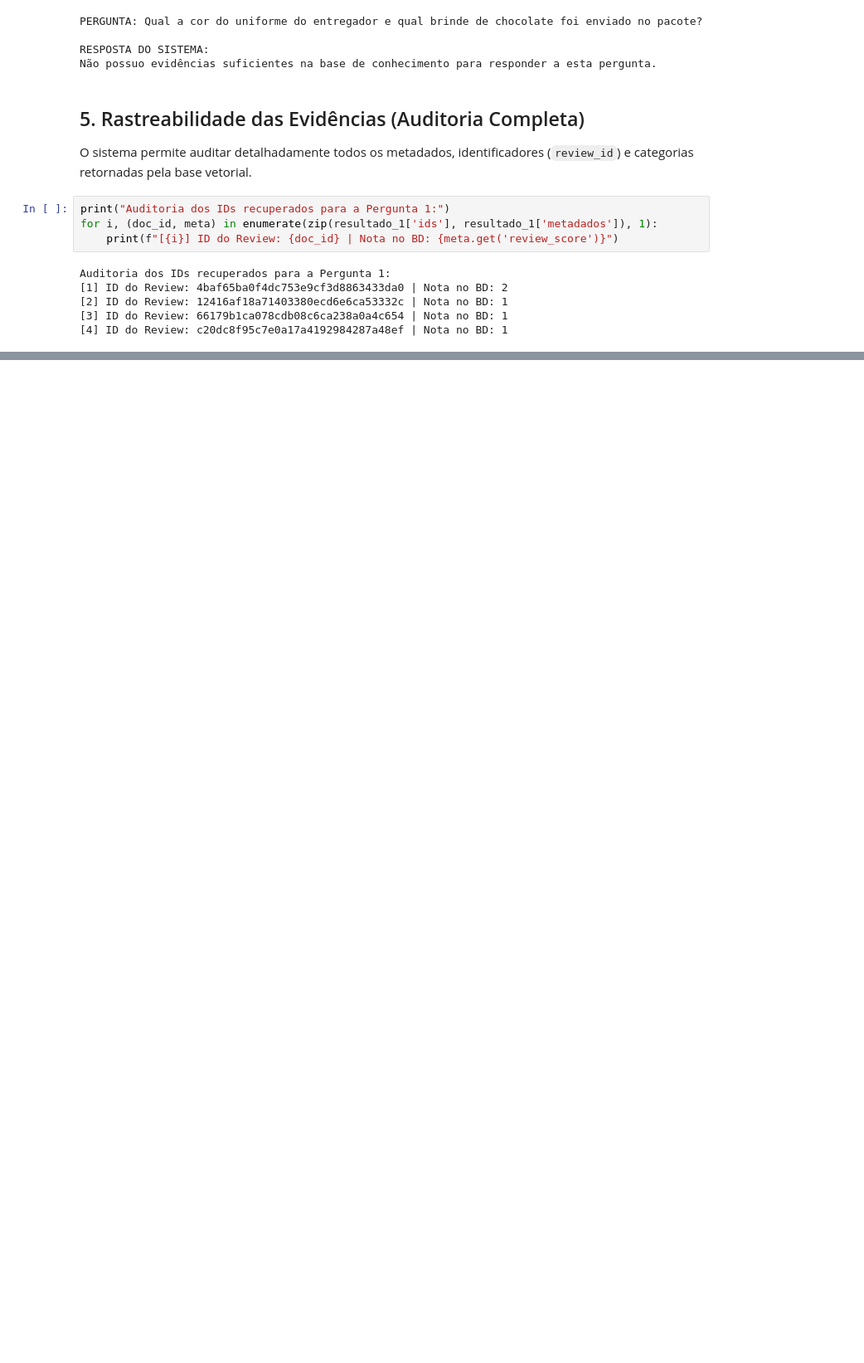
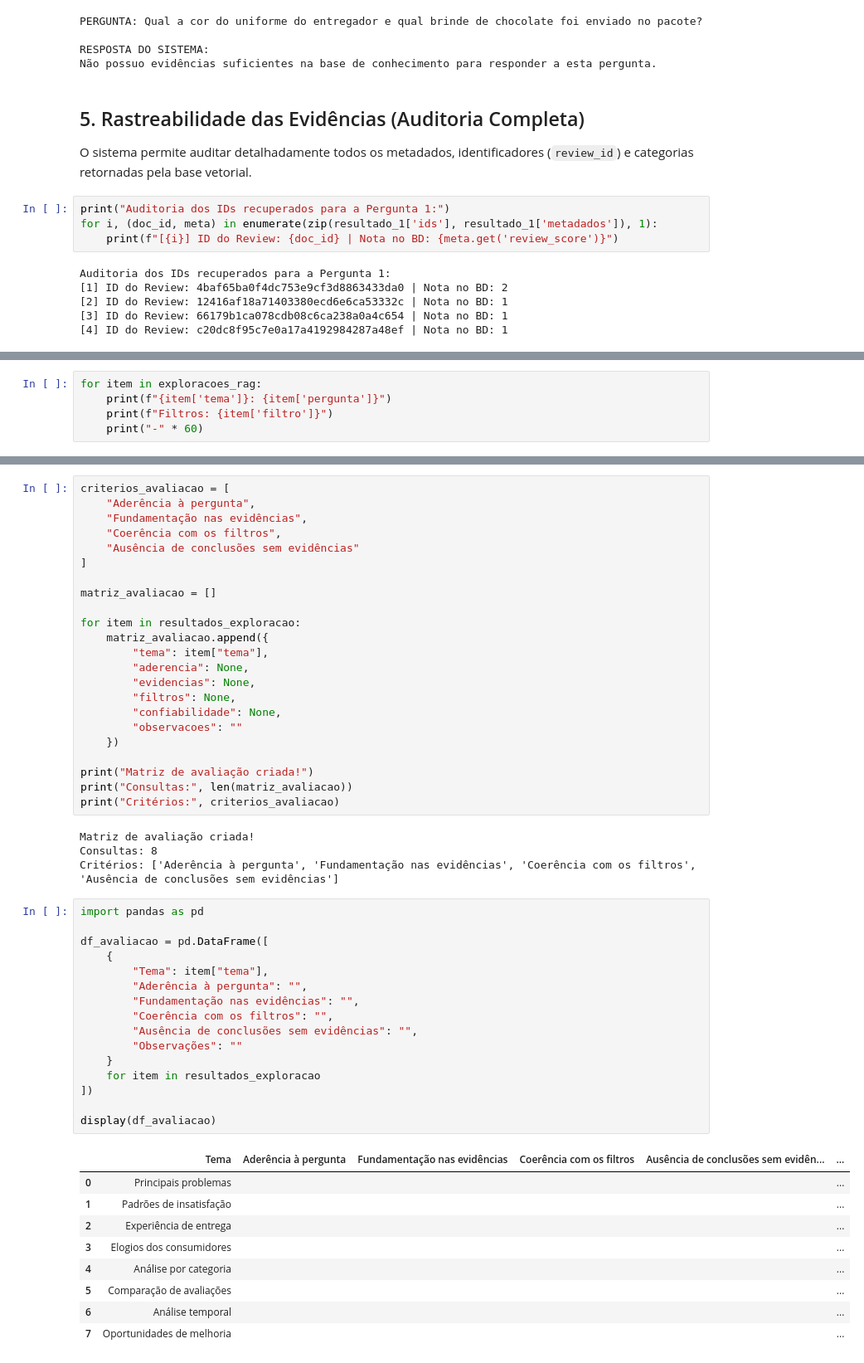
Before and after one commit to ViniciusTMiura/1AIST_projects, a Jupyter notebook: tech-challenge-04/tech-challenge-fase4/notebooks/05_pipeline_rag_llm.ipynb, the cells around one changed output, grey strips where cells are left out. Shown at 83% size. Saved outputs shown, nothing was run; the diff lists cells and outputs as text; blank space fills up the shorter version.

Commit message:
docs: complementa exploracoes do pipeline RAG

```diff
--- a/tech-challenge-04/tech-challenge-fase4/notebooks/05_pipeline_rag_llm.ipynb
+++ b/tech-challenge-04/tech-challenge-fase4/notebooks/05_pipeline_rag_llm.ipynb
@@ -163,0 +288,5 @@ Auditoria dos IDs recuperados para a Pergunta 1:
+# %%
+for item in exploracoes_rag:
+    print(f"{item['tema']}: {item['pergunta']}")
+    print(f"Filtros: {item['filtro']}")
+    print("-" * 60)
@@ -163,0 +359,53 @@ Auditoria dos IDs recuperados para a Pergunta 1:
+# %%
+criterios_avaliacao = [
+    "Aderência à pergunta",
+    "Fundamentação nas evidências",
+    "Coerência com os filtros",
+    "Ausência de conclusões sem evidências"
+]
+
+matriz_avaliacao = []
+
+for item in resultados_exploracao:
+    matriz_avaliacao.append({
+        "tema": item["tema"],
+        "aderencia": None,
+        "evidencias": None,
+        "filtros": None,
+        "confiabilidade": None,
+        "observacoes": ""
+    })
+
+print("Matriz de avaliação criada!")
+print("Consultas:", len(matriz_avaliacao))
+print("Critérios:", criterios_avaliacao)
+# %% [output]
+Matriz de avaliação criada!
+Consultas: 8
+Critérios: ['Aderência à pergunta', 'Fundamentação nas evidências', 'Coerência com os filtros', 'Ausência de conclusões sem evidências']
+# %%
+import pandas as pd
+
+df_avaliacao = pd.DataFrame([
+    {
+        "Tema": item["tema"],
+        "Aderência à pergunta": "",
+        "Fundamentação nas evidências": "",
+        "Coerência com os filtros": "",
+        "Ausência de conclusões sem evidências": "",
+        "Observações": ""
+    }
+    for item in resultados_exploracao
+])
+
+display(df_avaliacao)
+# %% [output]
+|  | Tema | Aderência à pergunta | Fundamentação nas evidências | Coerência com os filtros | Ausência de conclusões sem evidên... | ... |
+| 0 | Principais problemas |  |  |  |  | ... |
+| 1 | Padrões de insatisfação |  |  |  |  | ... |
+| 2 | Experiência de entrega |  |  |  |  | ... |
+| 3 | Elogios dos consumidores |  |  |  |  | ... |
+| 4 | Análise por categoria |  |  |  |  | ... |
+| 5 | Comparação de avaliações |  |  |  |  | ... |
+| 6 | Análise temporal |  |  |  |  | ... |
+| 7 | Oportunidades de melhoria |  |  |  |  | ... |
```
Also changed, not shown: parts of 17 cells of this notebook.
